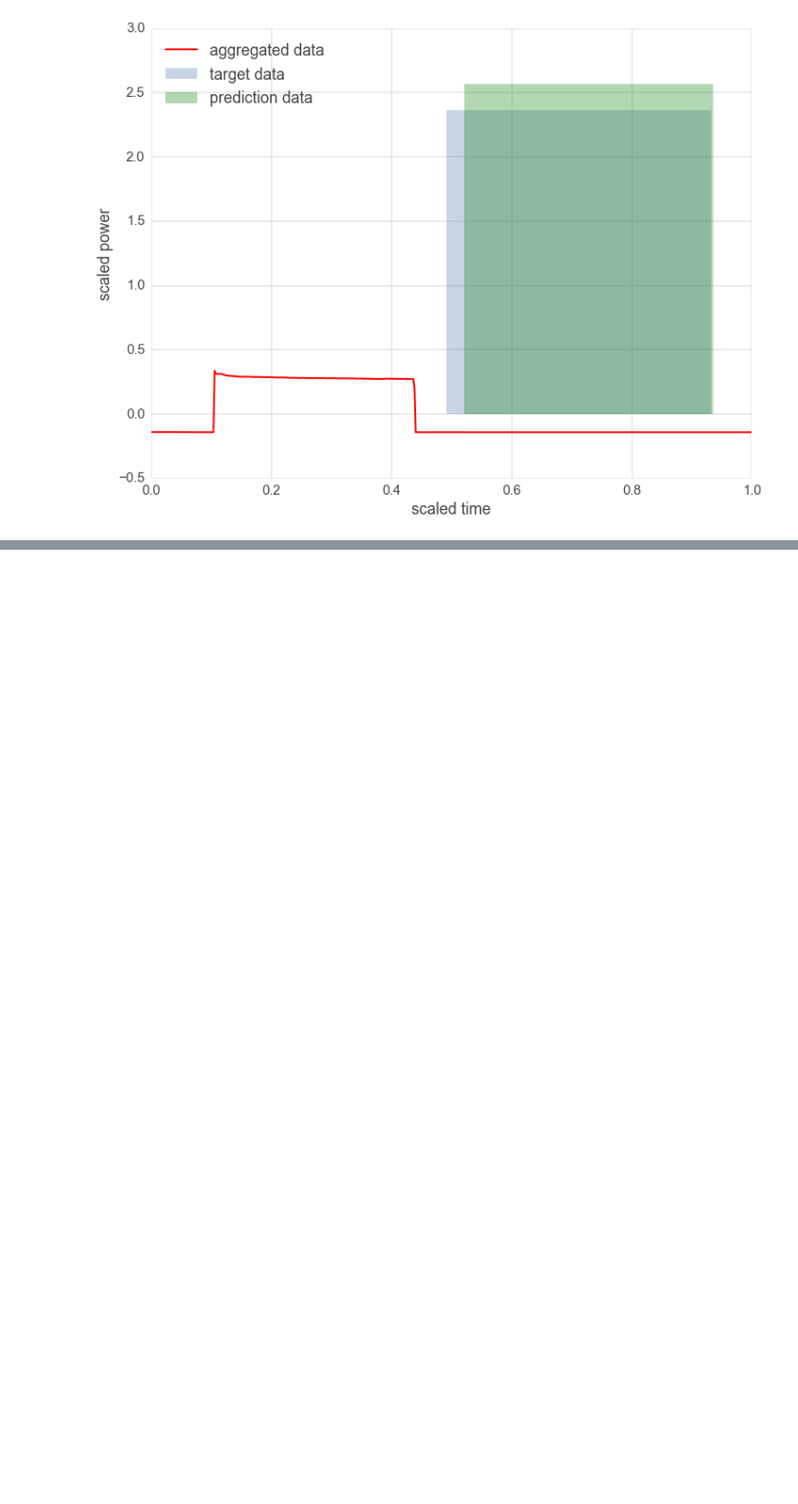
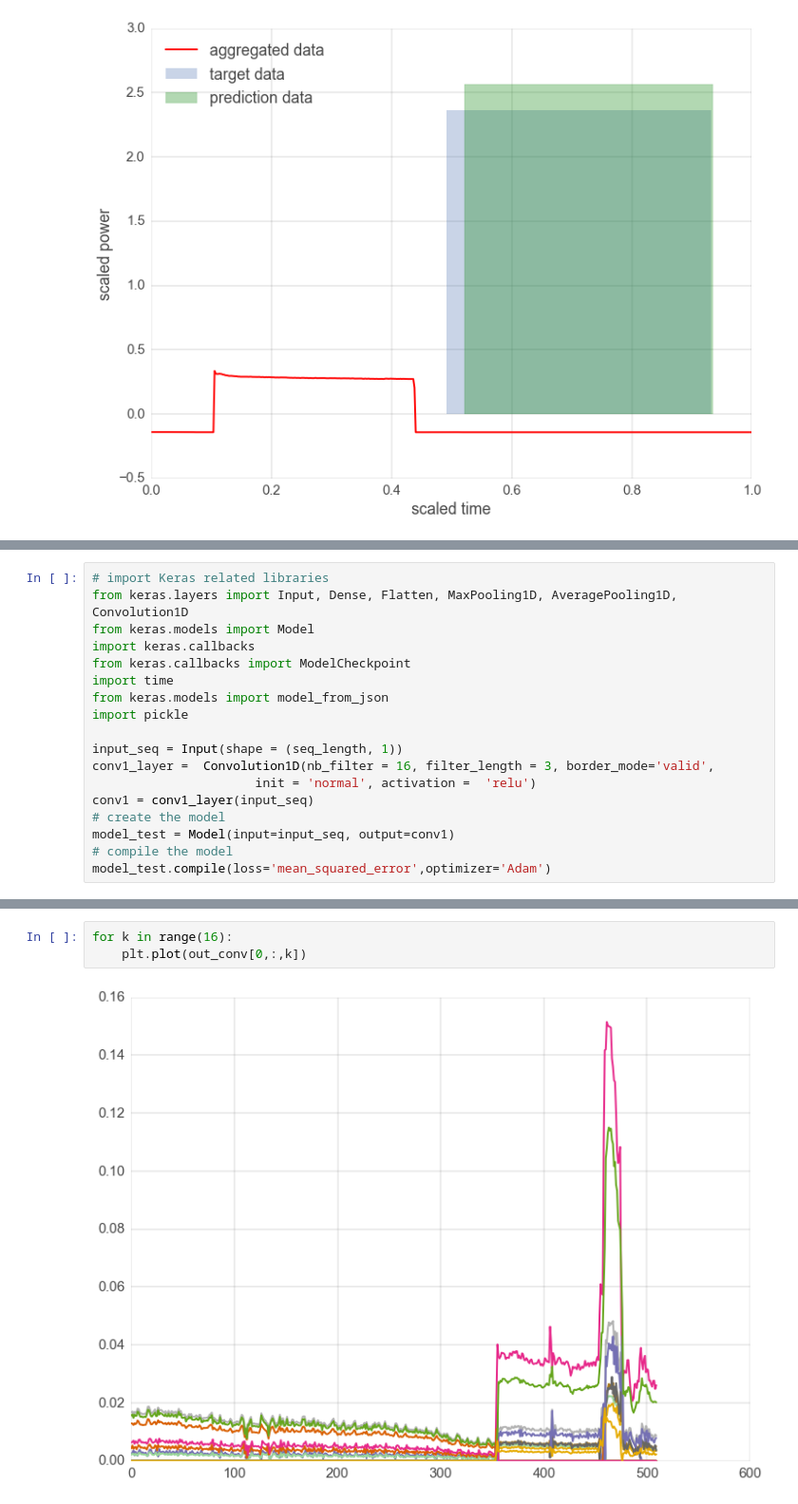
Before and after one commit to serenidpity/neuralnilm, a Jupyter notebook: Check_results_from_gpu_trained_model.ipynb, the cells around one changed output, grey strips where cells are left out. Shown at 95% size. Saved outputs shown, nothing was run; the diff lists cells and outputs as text; blank space fills up the shorter version.

```diff
--- a/Check_results_from_gpu_trained_model.ipynb
+++ b/Check_results_from_gpu_trained_model.ipynb
@@ -285,0 +313,18 @@ plt.xlabel('scaled time')
+# %%
+# import Keras related libraries
+from keras.layers import Input, Dense, Flatten, MaxPooling1D, AveragePooling1D, Convolution1D
+from keras.models import Model
+import keras.callbacks
+from keras.callbacks import ModelCheckpoint
+import time
+from keras.models import model_from_json
+import pickle
+
+input_seq = Input(shape = (seq_length, 1))
+conv1_layer =  Convolution1D(nb_filter = 16, filter_length = 3, border_mode='valid',
+                      init = 'normal', activation =  'relu')
+conv1 = conv1_layer(input_seq)
+# create the model
+model_test = Model(input=input_seq, output=conv1)
+# compile the model
+model_test.compile(loss='mean_squared_error',optimizer='Adam')
@@ -285,0 +338,5 @@ plt.xlabel('scaled time')
+# %%
+for k in range(16):
+    plt.plot(out_conv[0,:,k])
+# %% [output]
+[figure, added]
```
Also changed, not shown: parts of 12 cells of this notebook.
